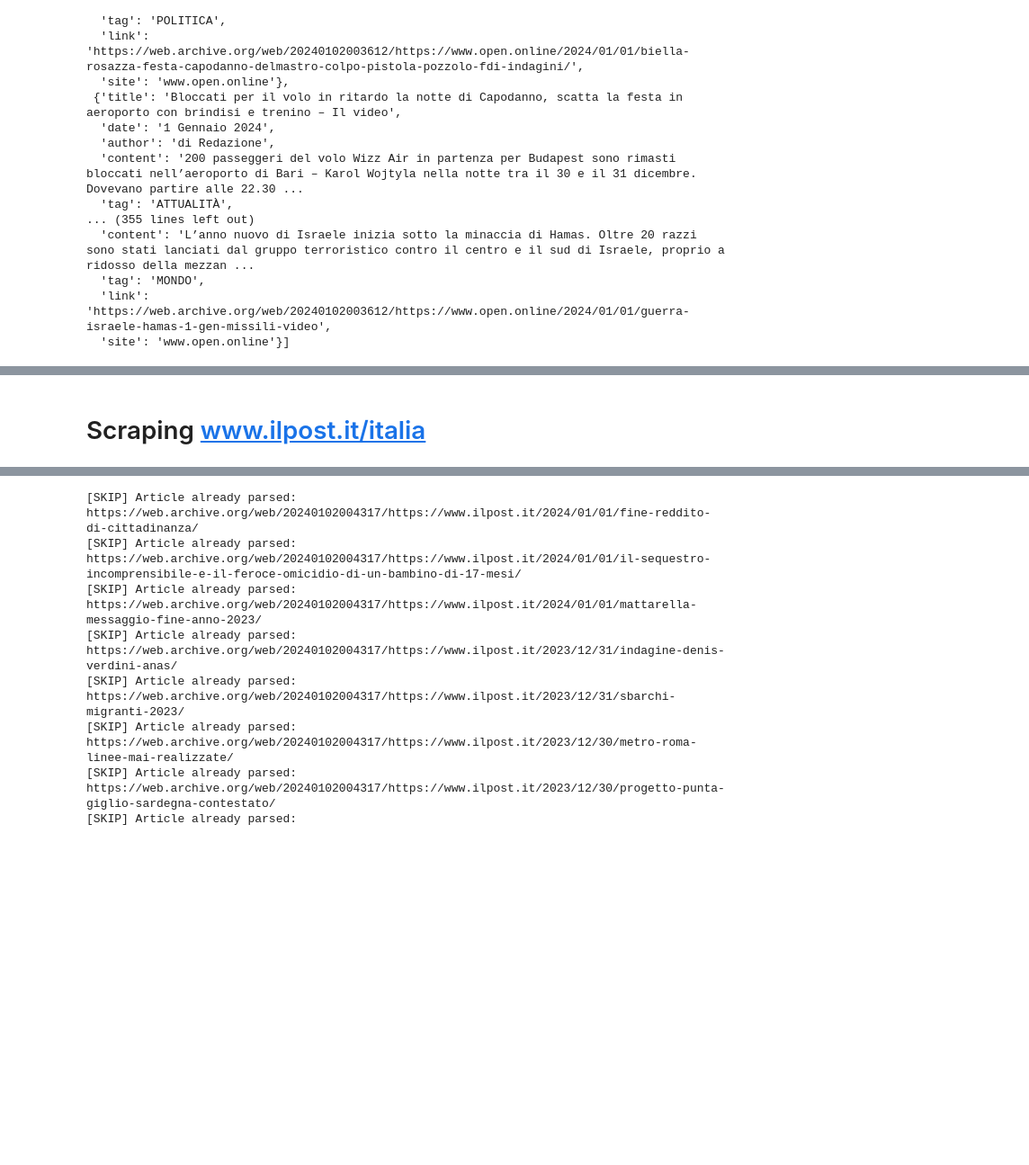
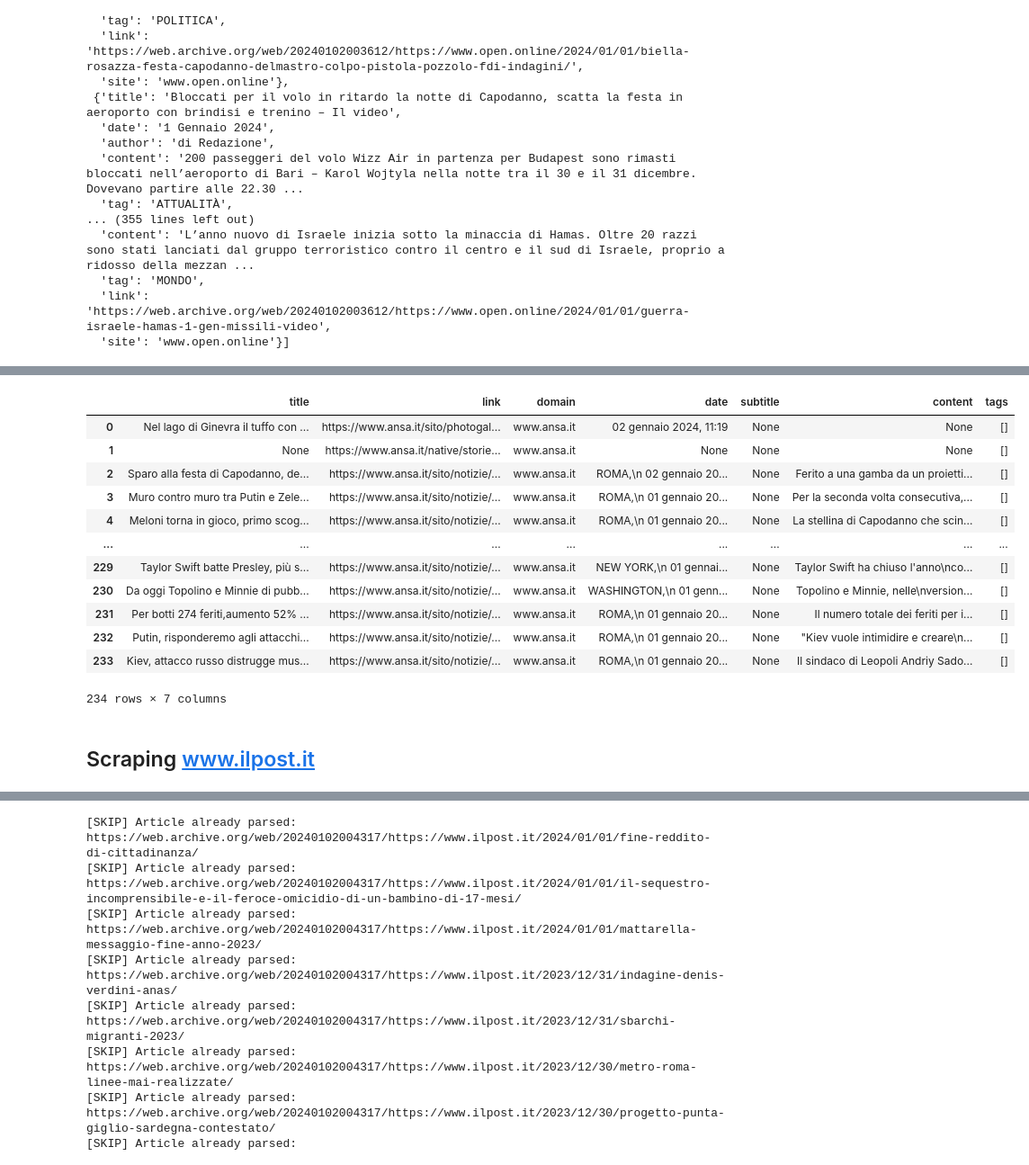
Before and after one commit to alexcalabrese/datamanagement_project, a Jupyter notebook: scraper.ipynb, the cells around one changed output, grey strips where cells are left out. Shown at 90% size. Cells and saved outputs as stored; diff of their text form; code cells hidden in the pictures; blank space fills up the shorter version.

Commit message:
Add ANSA scraping and similarity on the generated answer with original

```diff
--- a/scraper.ipynb
+++ b/scraper.ipynb
@@ -276,0 +384,21 @@ open_parsed_df
+# %%
+# write the python code to remove everything before the 'https://www.ansa.it/' from the link
+import re
+
+def remove_before_ansa_link(url):
+    pattern = r'(.*)(https://www\.ansa\.it/.*)'
+    match = re.search(pattern, url)
+    if match:
+        return match.group(2)
+    else:
+        return url
+
+import re
+
+def detect_videogallery(url):
+    pattern = r'(https://www\.ansa\.it/sito/videogallery/.*)'
+    match = re.search(pattern, url)
+    if match:
+        return True
+    else:
+        return False
@@ -277,3 +457,32 @@ open_parsed_df
+# %%
+data = {
+    'title': [article.title for article in parsed_articles],
+    'link': [article.link for article in parsed_articles],
+    'domain': [article.domain for article in parsed_articles],
+    'date': [article.date for article in parsed_articles],
+    'subtitle': [article.subtitle for article in parsed_articles],
+    'content': [article.content for article in parsed_articles],
+    'tags': [article.tags for article in parsed_articles]
+}
+
+ansa_parsed_df = pd.DataFrame(data)
+ansa_parsed_df.to_pickle('ansa_parsed_df.pkl')
+# %%
+ansa_parsed_df
+# %% [output]
+|  | title | link | domain | date | subtitle | content | tags |
+| 0 | Nel lago di Ginevra il tuffo con ... | https://www.ansa.it/sito/photogal... | www.ansa.it | 02 gennaio 2024, 11:19 | None | None | [] |
+| 1 | None | https://www.ansa.it/native/storie... | www.ansa.it | None | None | None | [] |
+| 2 | Sparo alla festa di Capodanno, de... | https://www.ansa.it/sito/notizie/... | www.ansa.it | ROMA,\n 02 gennaio 20... | None | Ferito a una gamba da un proietti... | [] |
+| 3 | Muro contro muro tra Putin e Zele... | https://www.ansa.it/sito/notizie/... | www.ansa.it | ROMA,\n 01 gennaio 20... | None | Per la seconda volta consecutiva,... | [] |
+| 4 | Meloni torna in gioco, primo scog... | https://www.ansa.it/sito/notizie/... | www.ansa.it | ROMA,\n 01 gennaio 20... | None | La stellina di Capodanno che scin... | [] |
+| ... | ... | ... | ... | ... | ... | ... | ... |
+| 229 | Taylor Swift batte Presley, più s... | https://www.ansa.it/sito/notizie/... | www.ansa.it | NEW YORK,\n 01 gennai... | None | Taylor Swift ha chiuso l'anno\nco... | [] |
+| 230 | Da oggi Topolino e Minnie di pubb... | https://www.ansa.it/sito/notizie/... | www.ansa.it | WASHINGTON,\n 01 genn... | None | Topolino e Minnie, nelle\nversion... | [] |
+| 231 | Per botti 274 feriti,aumento 52% ... | https://www.ansa.it/sito/notizie/... | www.ansa.it | ROMA,\n 01 gennaio 20... | None | Il numero totale dei feriti per i... | [] |
+| 232 | Putin, risponderemo agli attacchi... | https://www.ansa.it/sito/notizie/... | www.ansa.it | ROMA,\n 01 gennaio 20... | None | "Kiev vuole intimidire e creare\n... | [] |
+| 233 | Kiev, attacco russo distrugge mus... | https://www.ansa.it/sito/notizie/... | www.ansa.it | ROMA,\n 01 gennaio 20... | None | Il sindaco di Leopoli Andriy Sado... | [] |
+234 rows × 7 columns
 # %% [markdown]
-# Scraping www.ilpost.it/italia
+## Scraping www.ilpost.it
 # %%
```
Also changed, not shown: parts of 12 cells of this notebook.
